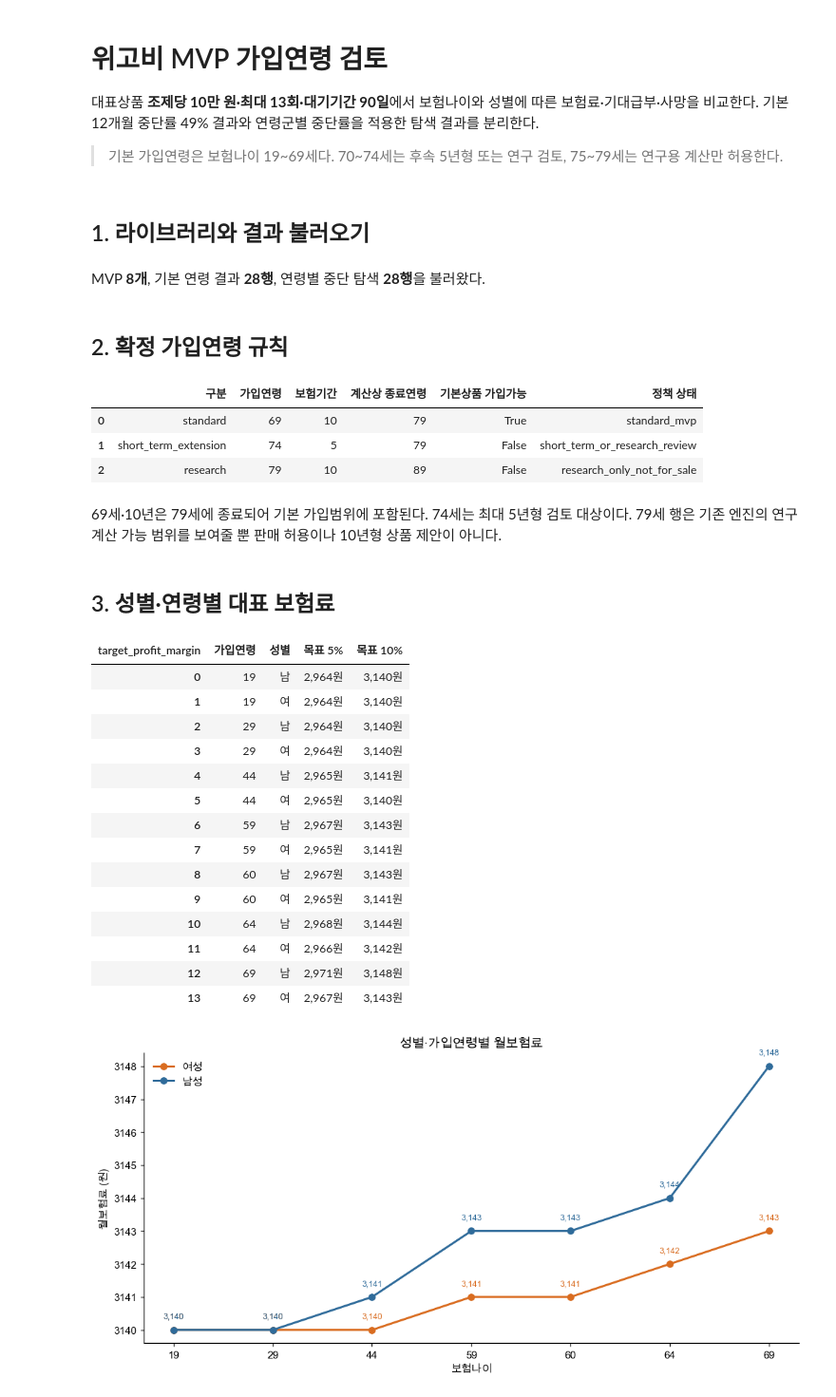
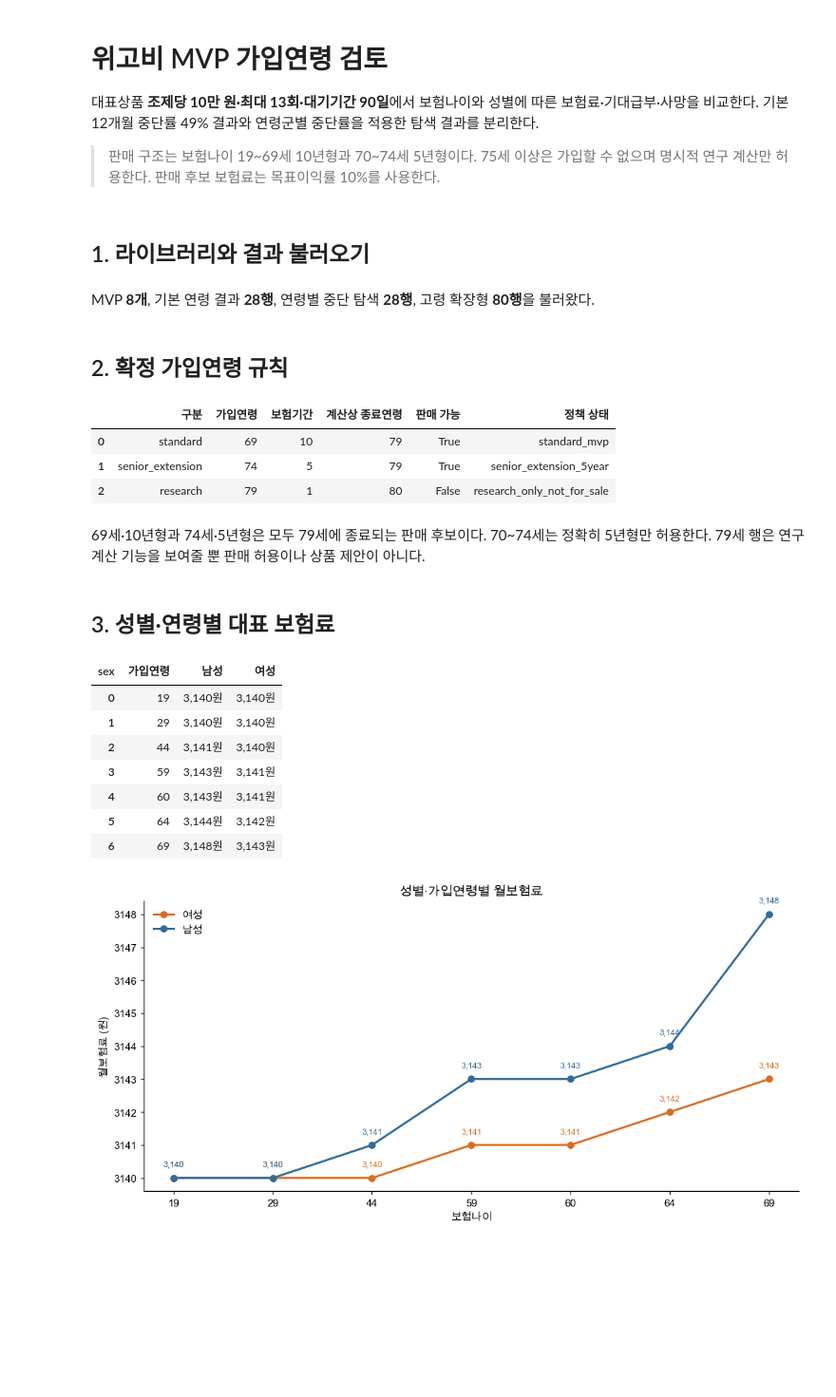
Before and after one commit to Dana-J2/glp1_pricing_analysis, a Jupyter notebook: notebooks/위고비_MVP_가입연령_검토.ipynb, the cells around one changed output. Shown at 95% size. Saved outputs shown, nothing was run; the diff lists cells and outputs as text; code cells hidden in the pictures; blank space fills up the shorter version.

```diff
--- a/notebooks/위고비_MVP_가입연령_검토.ipynb
+++ b/notebooks/위고비_MVP_가입연령_검토.ipynb
@@ -3,7 +3,7 @@
 
 대표상품 **조제당 10만 원·최대 13회·대기기간 90일**에서 보험나이와 성별에 따른 보험료·기대급부·사망을 비교한다. 기본 12개월 중단률 49% 결과와 연령군별 중단률을 적용한 탐색 결과를 분리한다.
 
-> 기본 가입연령은 보험나이 19~69세다. 70~74세는 후속 5년형 또는 연구 검토, 75~79세는 연구용 계산만 허용한다.
+> 판매 구조는 보험나이 19~69세 10년형과 70~74세 5년형이다. 75세 이상은 가입할 수 없으며 명시적 연구 계산만 허용한다. 판매 후보 보험료는 목표이익률 10%를 사용한다.
 # %% [markdown]
 ## 1. 라이브러리와 결과 불러오기
 # %%
@@ -53,6 +53,7 @@ paths = {
     'mvp': ROOT/'data/derived/mvp_product_options_summary.csv',
     'baseline': ROOT/'data/derived/issue_age_baseline_results.csv',
     'exploratory': ROOT/'data/derived/issue_age_discontinuation_exploratory_results.csv',
+    'senior': ROOT/'data/derived/senior_extension_5year_results.csv',
 }
 missing = [str(path.relative_to(ROOT)) for path in paths.values() if not path.exists()]
 if missing:
@@ -65,15 +66,22 @@ if missing:
 mvp = pd.read_csv(paths['mvp'], encoding='utf-8-sig')
 baseline = pd.read_csv(paths['baseline'], encoding='utf-8-sig')
 exploratory = pd.read_csv(paths['exploratory'], encoding='utf-8-sig')
+senior = pd.read_csv(paths['senior'], encoding='utf-8-sig')
 rules = json.loads((ROOT/'config/issue_age_rules.json').read_text(encoding='utf-8'))
 
 assert len(mvp) == 8
 assert len(baseline) == len(exploratory) == 28
+assert len(senior) == 80
 assert set(baseline['issue_age']) == set(rules['evaluation_issue_ages'])
-assert set(baseline['sex']) == {'여','남'}
-display(Markdown(f"MVP **{len(mvp)}개**, 기본 연령 결과 **{len(baseline)}행**, 연령별 중단 탐색 **{len(exploratory)}행**을 불러왔다."))
+assert set(baseline['sex']) == set(senior['sex']) == {'여','남'}
+assert set(senior['target_profit_margin']) == {0.10}
+assert set(senior['term_years']) == {5}
+display(Markdown(
+    f"MVP **{len(mvp)}개**, 기본 연령 결과 **{len(baseline)}행**, "
+    f"연령별 중단 탐색 **{len(exploratory)}행**, 고령 확장형 **{len(senior)}행**을 불러왔다."
+))
 # %% [output]
-MVP **8개**, 기본 연령 결과 **28행**, 연령별 중단 탐색 **28행**을 불러왔다.
+MVP **8개**, 기본 연령 결과 **28행**, 연령별 중단 탐색 **28행**, 고령 확장형 **80행**을 불러왔다.
 # %% [markdown]
 ## 2. 확정 가입연령 규칙
 # %%
@@ -81,43 +89,36 @@ from models.rider.issue_age import validate_issue_age
 
 policy_rows = [
     validate_issue_age(69, 10, mode='standard', rules=rules),
-    validate_issue_age(74, 5, mode='short_term_extension', rules=rules),
-    validate_issue_age(79, 10, mode='research', rules=rules),
+    validate_issue_age(74, 5, mode='senior_extension', rules=rules),
+    validate_issue_age(79, 1, mode='research', rules=rules),
 ]
 policy = pd.DataFrame(policy_rows).rename(columns={
     'mode':'구분','issue_age':'가입연령','term_years':'보험기간',
-    'attained_age':'계산상 종료연령','policy_eligible':'기본상품 가입가능','status':'정책 상태'
+    'attained_age':'계산상 종료연령','policy_eligible':'판매 가능','status':'정책 상태'
 })
 display(policy)
 # %% [output]
-|  | 구분 | 가입연령 | 보험기간 | 계산상 종료연령 | 기본상품 가입가능 | 정책 상태 |
+|  | 구분 | 가입연령 | 보험기간 | 계산상 종료연령 | 판매 가능 | 정책 상태 |
 | 0 | standard | 69 | 10 | 79 | True | standard_mvp |
-| 1 | short_term_extension | 74 | 5 | 79 | False | short_term_or_research_review |
-| 2 | research | 79 | 10 | 89 | False | research_only_not_for_sale |
+| 1 | senior_extension | 74 | 5 | 79 | True | senior_extension_5year |
+| 2 | research | 79 | 1 | 80 | False | research_only_not_for_sale |
 # %% [markdown]
-69세·10년은 79세에 종료되어 기본 가입범위에 포함된다. 74세는 최대 5년형 검토 대상이다. 79세 행은 기존 엔진의 연구 계산 가능 범위를 보여줄 뿐 판매 허용이나 10년형 상품 제안이 아니다.
+69세·10년형과 74세·5년형은 모두 79세에 종료되는 판매 후보이다. 70~74세는 정확히 5년형만 허용한다. 79세 행은 연구 계산 기능을 보여줄 뿐 판매 허용이나 상품 제안이 아니다.
 # %% [markdown]
 ## 3. 성별·연령별 대표 보험료
 # %%
-premium_table = baseline.pivot_table(
-    index=['issue_age','sex'], columns='target_profit_margin',
-    values='monthly_gross_premium_rounded_up_krw', aggfunc='first'
-).reset_index().rename(columns={0.05:'목표 5%',0.10:'목표 10%','issue_age':'가입연령','sex':'성별'})
-display(premium_table.style.format({'목표 5%':'{:,.0f}원','목표 10%':'{:,.0f}원'}))
+base10 = baseline[np.isclose(baseline['target_profit_margin'], .10)].copy()
+premium_table = base10.pivot_table(
+    index='issue_age', columns='sex', values='monthly_gross_premium_rounded_up_krw', aggfunc='first'
+).reset_index().rename(columns={'issue_age':'가입연령','여':'여성','남':'남성'})
+display(premium_table.style.format({'여성':'{:,.0f}원','남성':'{:,.0f}원'}))
 # %% [output]
-| target_profit_margin | 가입연령 | 성별 | 목표 5% | 목표 10% |
-| 0 | 19 | 남 | 2,964원 | 3,140원 |
-| 1 | 19 | 여 | 2,964원 | 3,140원 |
-| 2 | 29 | 남 | 2,964원 | 3,140원 |
-| 3 | 29 | 여 | 2,964원 | 3,140원 |
-| 4 | 44 | 남 | 2,965원 | 3,141원 |
-| 5 | 44 | 여 | 2,965원 | 3,140원 |
-| 6 | 59 | 남 | 2,967원 | 3,143원 |
-| 7 | 59 | 여 | 2,965원 | 3,141원 |
-| 8 | 60 | 남 | 2,967원 | 3,143원 |
-| 9 | 60 | 여 | 2,965원 | 3,141원 |
-| 10 | 64 | 남 | 2,968원 | 3,144원 |
-| 11 | 64 | 여 | 2,966원 | 3,142원 |
-| 12 | 69 | 남 | 2,971원 | 3,148원 |
-| 13 | 69 | 여 | 2,967원 | 3,143원 |
+| sex | 가입연령 | 남성 | 여성 |
+| 0 | 19 | 3,140원 | 3,140원 |
+| 1 | 29 | 3,140원 | 3,140원 |
+| 2 | 44 | 3,141원 | 3,140원 |
+| 3 | 59 | 3,143원 | 3,141원 |
+| 4 | 60 | 3,143원 | 3,141원 |
+| 5 | 64 | 3,144원 | 3,142원 |
+| 6 | 69 | 3,148원 | 3,143원 |
 # %%
```
Also changed, not shown: parts of 7 cells of this notebook, 16 other files.
